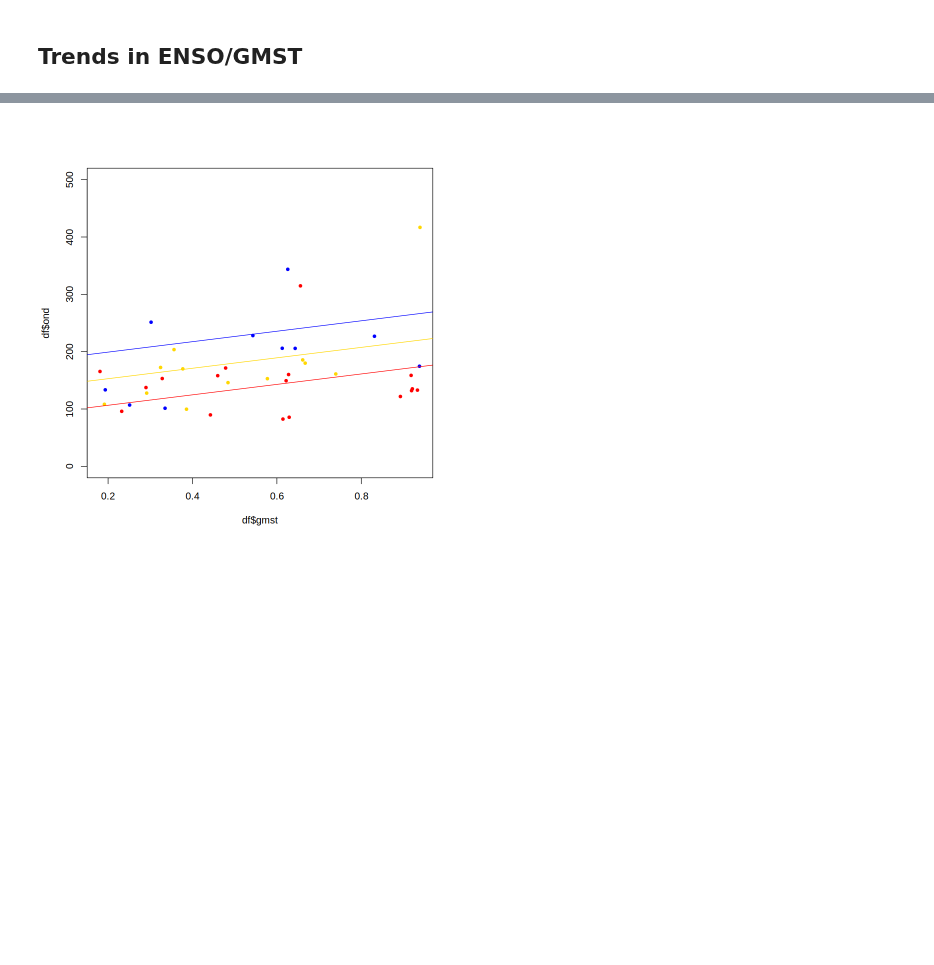
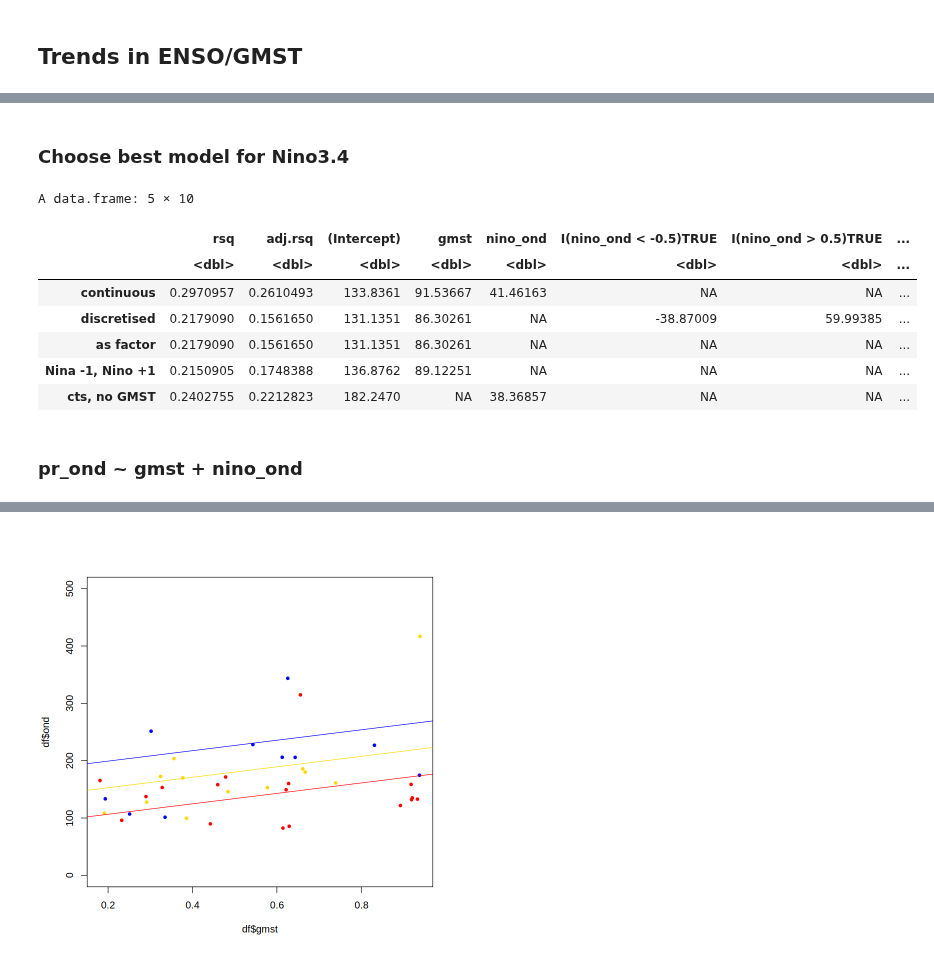
Before and after one commit to clairbarnes/wwa-archive, a Jupyter notebook: 23-03_EA-drought/EA_drought_0R_exploratory.ipynb, the cells around one changed output, grey strips where cells are left out. Drawn from its saved outputs; the diff is of its cells as text; code cells hidden in the pictures; blank space fills up the shorter version.

```diff
--- a/23-03_EA-drought/EA_drought_0R_exploratory.ipynb
+++ b/23-03_EA-drought/EA_drought_0R_exploratory.ipynb
@@ -50,0 +23,2 @@ Warning message in abline(lm_ond_cts, col = "blue"):
+# %% [markdown]
+### **Choose best model for Nino3.4**
@@ -50,0 +32,20 @@ Warning message in abline(lm_ond_cts, col = "blue"):
+# %%
+res = rbind.fill(sapply(list("continuous" = lm_ond_cts, "discretised" = lm_ond_disc, "as factor" = lm_ond_fac, "Nina -1, Nino +1" = lm_ond_bin, "cts, no GMST" = lm_ond_nogmst), function(mdl) {
+    res = c("rsq" = summary(mdl)$r.squared, "adj.rsq" = summary(mdl)$adj.r.squared, mdl$coefficients)
+    as.data.frame(t(res))
+}, simplify = F))
+rownames(res) <- c("continuous", "discretised", "as factor", "Nina -1, Nino +1", "cts, no GMST")
+res
+
+# will set as continuous variable: gives best R^2 & similar results to other methods
+# %% [output]
+A data.frame: 5 × 10
+|  | rsq | adj.rsq | (Intercept) | gmst | nino_ond | I(nino_ond < -0.5)TRUE | I(nino_ond > 0.5)TRUE | ... |
+|  | <dbl> | <dbl> | <dbl> | <dbl> | <dbl> | <dbl> | <dbl> | ... |
+| continuous | 0.2970957 | 0.2610493 | 133.8361 | 91.53667 | 41.46163 | NA | NA | ... |
+| discretised | 0.2179090 | 0.1561650 | 131.1351 | 86.30261 | NA | -38.87009 | 59.99385 | ... |
+| as factor | 0.2179090 | 0.1561650 | 131.1351 | 86.30261 | NA | NA | NA | ... |
+| Nina -1, Nino +1 | 0.2150905 | 0.1748388 | 136.8762 | 89.12251 | NA | NA | NA | ... |
+| cts, no GMST | 0.2402755 | 0.2212823 | 182.2470 | NA | 38.36857 | NA | NA | ... |
+# %% [markdown]
+### **pr_ond ~ gmst + nino_ond**
```
Also changed, not shown: parts of 6 cells of this notebook, 7 other files.
